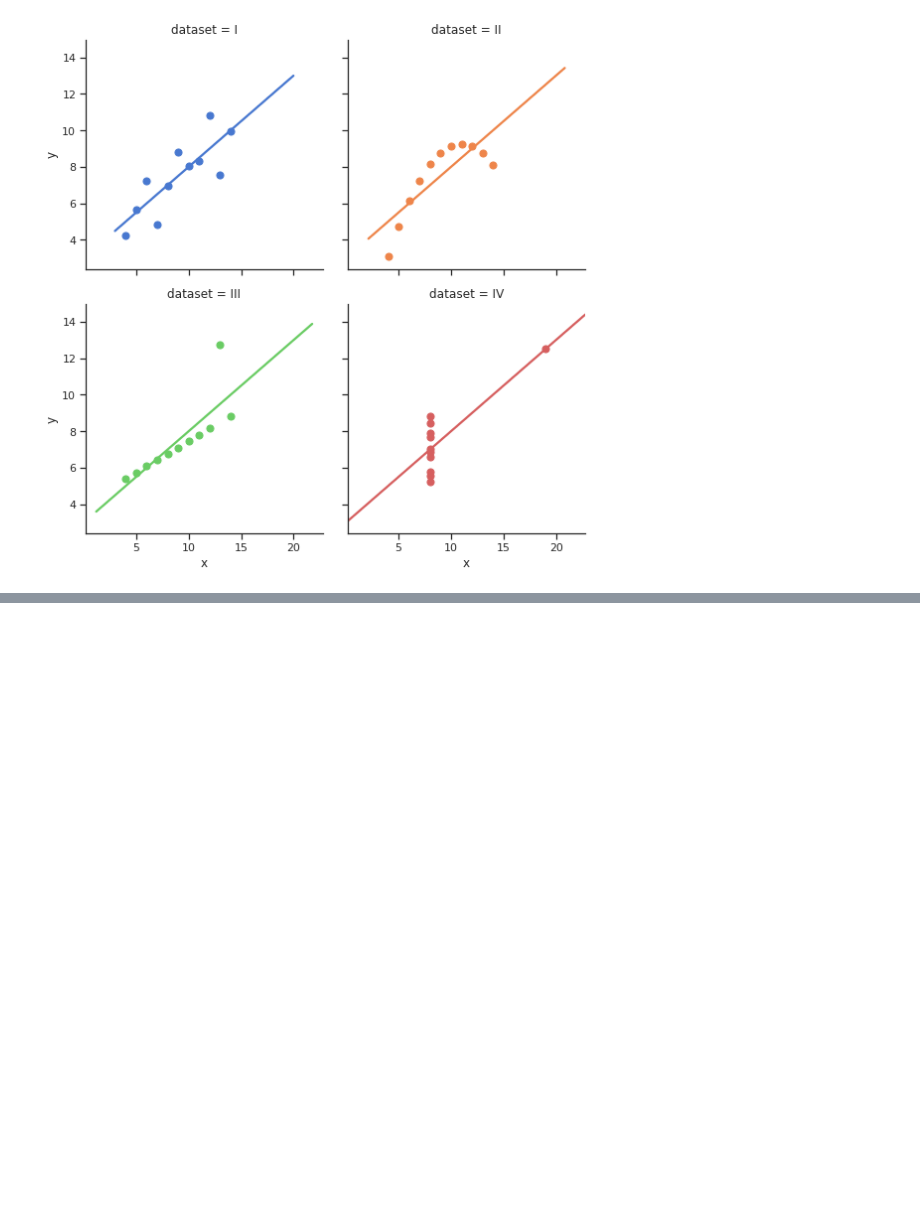
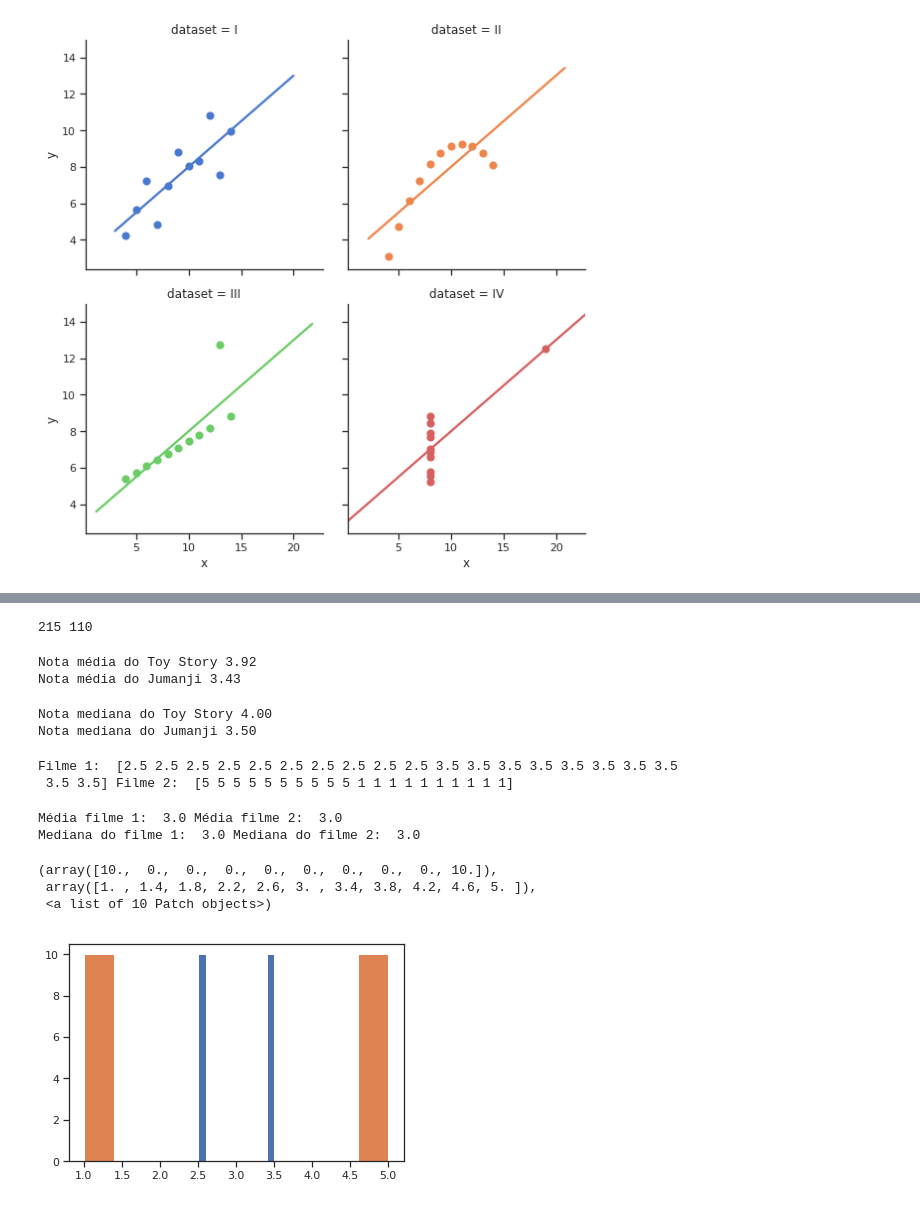
Before and after one commit to paulobressan/data-science, a Jupyter notebook: Data_Science.ipynb, the cells around one changed output, grey strips where cells are left out. Drawn from its saved outputs; the diff is of its cells as text; code cells hidden in the pictures; blank space fills up the shorter version.

Commit message:
Média, mediana, desvio padrão, boxplot, histograma, tendência central e dispersão, como tudo isso se encaixa

```diff
--- a/Data_Science.ipynb
+++ b/Data_Science.ipynb
@@ -626,0 +642,60 @@ sns.lmplot(x="x", y="y", col="dataset", hue="dataset", data=df,
+# %%
+# Filtrandos as notas do filme de id 1 e 2
+notas_do_toy_story = notas.query('filmeId==1')
+notas_do_jumanji = notas.query('filmeId==2')
+print(len(notas_do_toy_story), len(notas_do_jumanji))
+# %% [output]
+215 110
+# %%
+# Printando a medía de notas do filme toy story
+print('Nota média do Toy Story %.2f' % notas_do_toy_story['nota'].mean())
+# Printando a medía de notas do filme Jumanji
+print('Nota média do Jumanji %.2f' % notas_do_jumanji['nota'].mean())
+# %% [output]
+Nota média do Toy Story 3.92
+Nota média do Jumanji 3.43
+# %%
+# Printando a mediana de notas do filme toy story
+print('Nota mediana do Toy Story %.2f' % notas_do_toy_story['nota'].median())
+# Printando a mediana de notas do filme Jumanji
+print('Nota mediana do Jumanji %.2f' % notas_do_jumanji['nota'].median())
+# %% [output]
+Nota mediana do Toy Story 4.00
+Nota mediana do Jumanji 3.50
+# %%
+# As Media, mediana e moda, mede o centro de todos os nossos valores ou a tendencia dos valores. Portanto,
+# não consiguimos identificar quantas pessoas que votaram muito baixo ou muito e utilizando a media, mediana
+# ou moda, perdemos a informação de como esse dados se distribui
+
+# Exemplo
+import numpy as np
+# Com o numpy, vamos criar um array que tenha o valor 2.5 10 vezes dentro dele
+array1 = np.array([2.5] * 10)
+array1
+array2 = np.array([3.5] * 10)
+array2
+# Podemos unir os valores dos 2 array em um unico array com o append
+filme1 = np.append(array1, array2)
+filme2 = np.append(np.array([5] * 10),np.array([1] * 10))
+print('Filme 1: ', filme1, 'Filme 2: ', filme2)
+# %% [output]
+Filme 1:  [2.5 2.5 2.5 2.5 2.5 2.5 2.5 2.5 2.5 2.5 3.5 3.5 3.5 3.5 3.5 3.5 3.5 3.5
+ 3.5 3.5] Filme 2:  [5 5 5 5 5 5 5 5 5 5 1 1 1 1 1 1 1 1 1 1]
+# %%
+# Analisar a media do filme 1 e filme2
+print('Média filme 1: ', filme1.mean(), 'Média filme 2: ', filme2.mean())
+print('Mediana do filme 1: ', np.median(filme1), 'Mediana do filme 2: ', np.median(filme2))
+# Podemos analisar que a media e a mediana tem o mesmo resultado, 3.0. Portanto, utilizando a media ou a mediana,
+# vamos ter o mesmo valor, porem com notas totalmente diferentes.
+# %% [output]
+Média filme 1:  3.0 Média filme 2:  3.0
+Mediana do filme 1:  3.0 Mediana do filme 2:  3.0
+# %%
+# Visualizando a distribuição das notas do filme1 e filme2 com um histograma
+plt.hist(filme1)
+plt.hist(filme2)
+# %% [output]
+(array([10.,  0.,  0.,  0.,  0.,  0.,  0.,  0.,  0., 10.]),
+ array([1. , 1.4, 1.8, 2.2, 2.6, 3. , 3.4, 3.8, 4.2, 4.6, 5. ]),
+ <a list of 10 Patch objects>)
+[figure, added]
```
Also changed, not shown: parts of 15 cells of this notebook.
